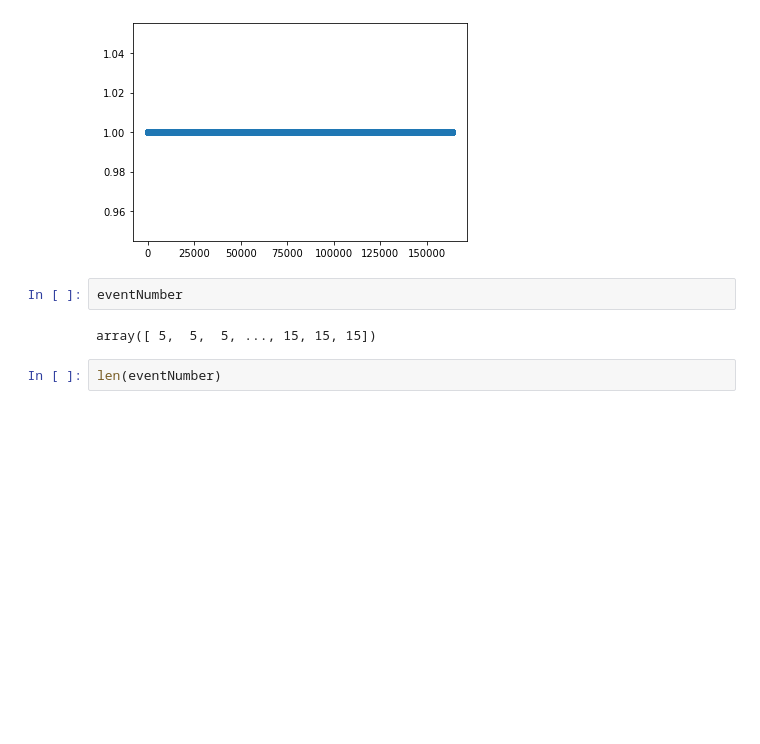
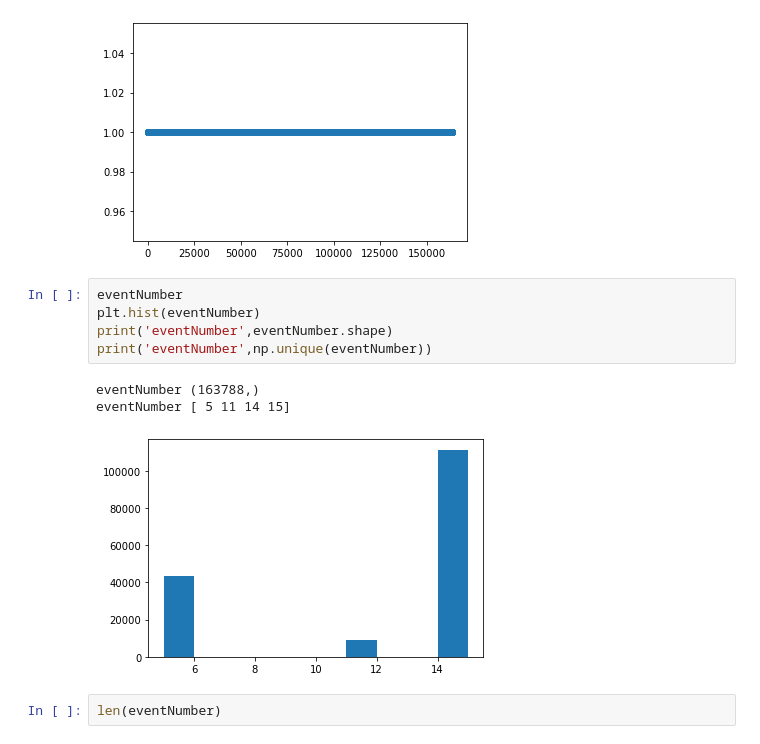
Before and after one commit to starkgines/Tesis, a Jupyter notebook: Research/Data exploration.ipynb, the cells around one changed output. Saved outputs shown, nothing was run; the diff lists cells and outputs as text; blank space fills up the shorter version.

```diff
--- a/Research/Data exploration.ipynb
+++ b/Research/Data exploration.ipynb
@@ -74,10 +81,15 @@ plt.plot(trackN,'o')
 # %% [output]
 [<matplotlib.lines.Line2D at 0x...>]
 [figure]
-# %%
-eventNumber
-# %% [output]
-array([ 5,  5,  5, ..., 15, 15, 15])
+# %%
+eventNumber
+plt.hist(eventNumber)
+print('eventNumber',eventNumber.shape)
+print('eventNumber',np.unique(eventNumber))
+# %% [output]
+eventNumber (163788,)
+eventNumber [ 5 11 14 15]
+[figure, added]
 # %%
 len(eventNumber)
 # %% [output]
```
Also changed, not shown: parts of 9 cells of this notebook.
